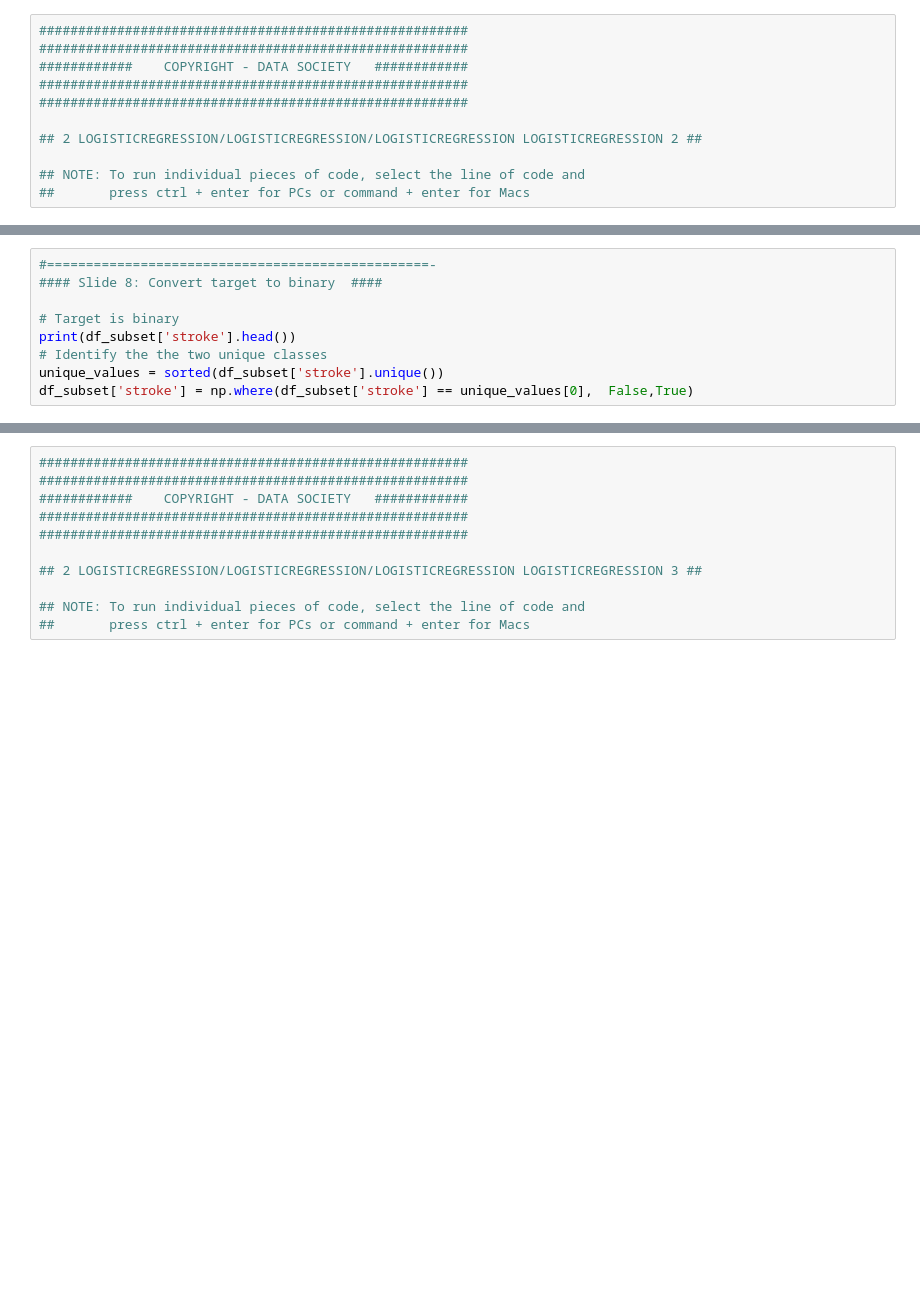
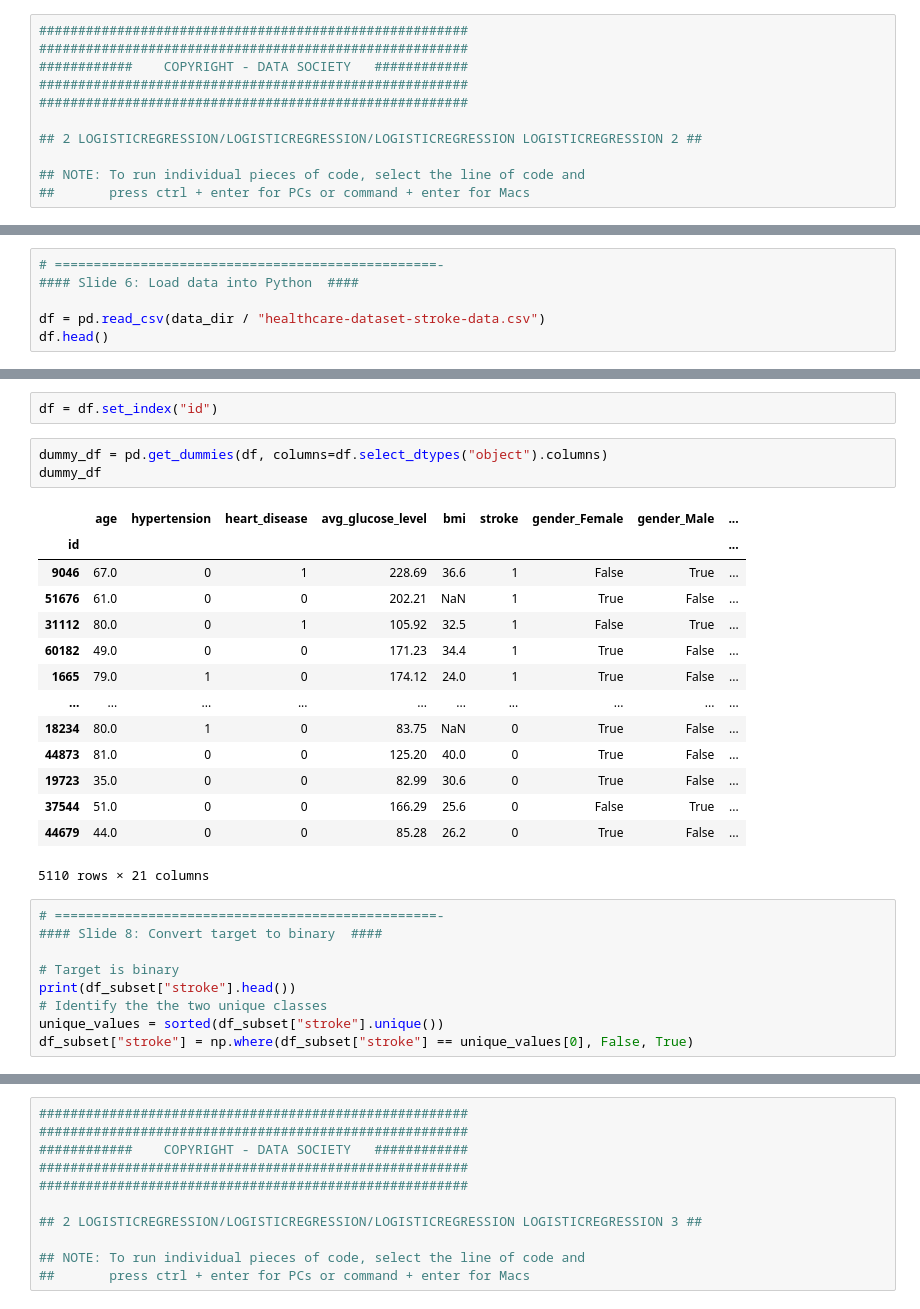
Before and after one commit to maptv/Classification-with-Python, a Jupyter notebook: 2-LogisticRegression/2-LogisticRegression-code.ipynb, the cells around one changed output, grey strips where cells are left out. Saved outputs shown, nothing was run; the diff lists cells and outputs as text; blank space fills up the shorter version.

```diff
--- a/2-LogisticRegression/2-LogisticRegression-code.ipynb
+++ b/2-LogisticRegression/2-LogisticRegression-code.ipynb
@@ -38,0 +28,6 @@ print(df.head())
+# %%
+# =================================================-
+#### Slide 6: Load data into Python  ####
+
+df = pd.read_csv(data_dir / "healthcare-dataset-stroke-data.csv")
+df.head()
@@ -45,10 +61,30 @@ print(df_subset.head())
+# %%
+df = df.set_index("id")
+# %%
+dummy_df = pd.get_dummies(df, columns=df.select_dtypes("object").columns)
+dummy_df
+# %% [output]
+|  | age | hypertension | heart_disease | avg_glucose_level | bmi | stroke | gender_Female | gender_Male | ... |
+| id |  |  |  |  |  |  |  |  | ... |
+| 9046 | 67.0 | 0 | 1 | 228.69 | 36.6 | 1 | False | True | ... |
+| 51676 | 61.0 | 0 | 0 | 202.21 | NaN | 1 | True | False | ... |
+| 31112 | 80.0 | 0 | 1 | 105.92 | 32.5 | 1 | False | True | ... |
+| 60182 | 49.0 | 0 | 0 | 171.23 | 34.4 | 1 | True | False | ... |
+| 1665 | 79.0 | 1 | 0 | 174.12 | 24.0 | 1 | True | False | ... |
+| ... | ... | ... | ... | ... | ... | ... | ... | ... | ... |
+| 18234 | 80.0 | 1 | 0 | 83.75 | NaN | 0 | True | False | ... |
+| 44873 | 81.0 | 0 | 0 | 125.20 | 40.0 | 0 | True | False | ... |
+| 19723 | 35.0 | 0 | 0 | 82.99 | 30.6 | 0 | True | False | ... |
+| 37544 | 51.0 | 0 | 0 | 166.29 | 25.6 | 0 | False | True | ... |
+| 44679 | 44.0 | 0 | 0 | 85.28 | 26.2 | 0 | True | False | ... |
+5110 rows × 21 columns
 # %%
-#=================================================-
+# =================================================-
 #### Slide 8: Convert target to binary  ####
 
 # Target is binary
-print(df_subset['stroke'].head())
+print(df_subset["stroke"].head())
 # Identify the the two unique classes
-unique_values = sorted(df_subset['stroke'].unique())
-df_subset['stroke'] = np.where(df_subset['stroke'] == unique_values[0],  False,True)
+unique_values = sorted(df_subset["stroke"].unique())
+df_subset["stroke"] = np.where(df_subset["stroke"] == unique_values[0], False, True)
 # %%
```
Also changed, not shown: parts of 35 cells of this notebook, 5 other files.
